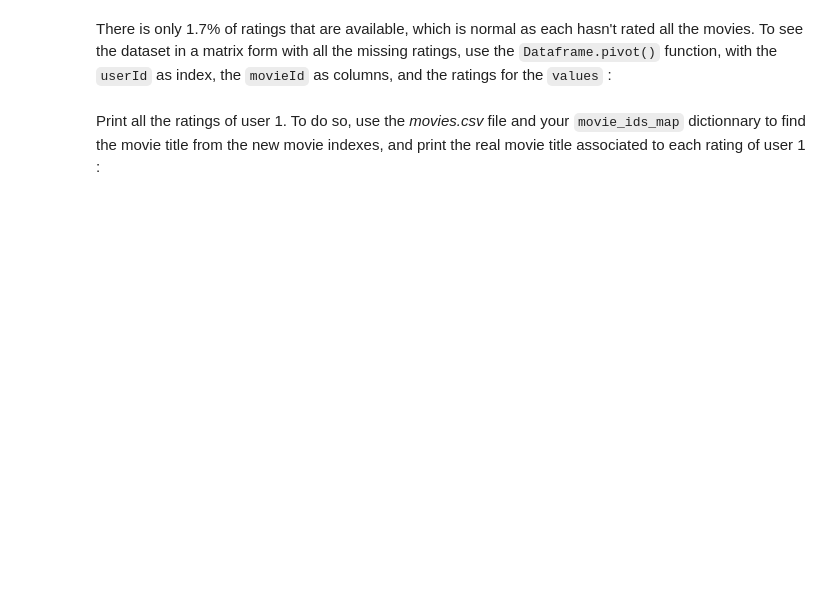
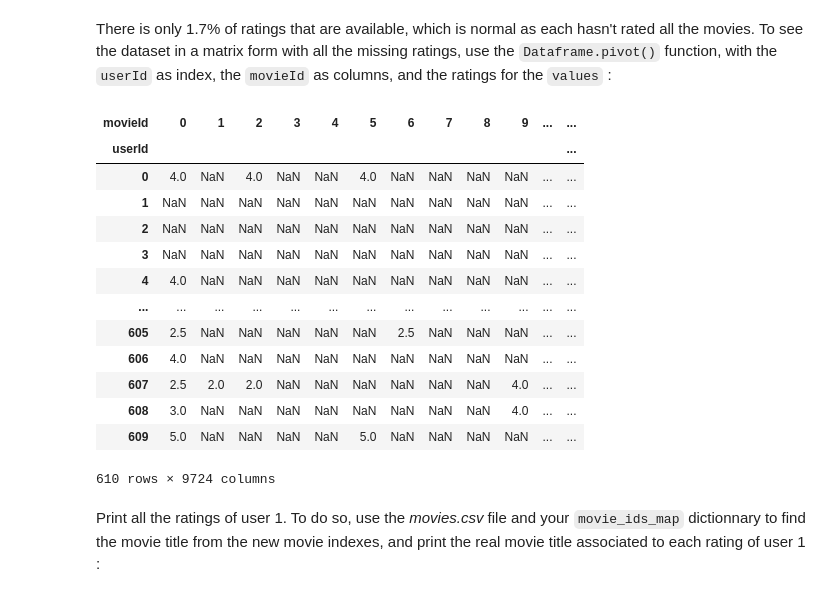
Before and after one commit to dubois-j/CampNum-ML4, a Jupyter notebook: notebooks/Machine_Learning_4_Recommender_Systems.ipynb, the cells around one changed output. Drawn from its saved outputs; the diff is of its cells as text; code cells hidden in the pictures; blank space fills up the shorter version.

Commit message:
feat: load the dataset

```diff
--- a/notebooks/Machine_Learning_4_Recommender_Systems.ipynb
+++ b/notebooks/Machine_Learning_4_Recommender_Systems.ipynb
@@ -50,12 +50,13 @@ And finally, split the rows of this dataframe in a random 90%/10% train/test set
 
 To do so, fill the `get_train_test_sets` function below, and respect the returned objects structures that are described in the docstring.
 # %%
-def get_train_test_sets(data_path, train_prop = 0.9):
+def get_train_test_sets(data_path, sep=',', train_prop = 0.9):
     """
     Build train and test sets and reindex userIds and MovieIds from 0 with contiguous indexes.
 
     Input:
         data_path : string : the path to the ratings file
+        sep : string : separator for loading data
         train_prop : float : The proportion of the training set
 
     Output:
@@ -70,12 +71,26 @@ def get_train_test_sets(data_path, train_prop = 0.9):
         movie_ids_map : dict : Same as `user_ids_map` for the movieIds.
     """
 
-    #TOFILL
+    # Read data
+    df = pd.read_csv(data_path, sep=sep)
 
+    # Create ids maps
+    nb_users = df["userId"].unique().size
+    nb_movies = df["movieId"].unique().size
+    user_ids_map = dict(zip(set(df["userId"]), [i for i in range(nb_users)]))
+    movie_ids_map = dict(zip(set(df["movieId"]), [i for i in range(nb_movies)]))
+
+    # Replace ids
+    df = df.replace({'userId': user_ids_map,
+                     'movieId': movie_ids_map})
+
+    # Train test split
+    train = df.sample(frac = train_prop)
+    test = df.drop(train.index)
 
     return train, test, nb_users, nb_movies, user_ids_map, movie_ids_map
 # %%
-ratings_s_path =  '../data/ml-latest-small/ratings.csv'
+ratings_s_path =  '../data/ratings.csv'
 train, test, nb_users, nb_movies, user_ids_map, movie_ids_map = get_train_test_sets(ratings_s_path)
 dataset = pd.concat((train,test), axis = 0)
 
@@ -103,2 +137,19 @@ There is only 1.7% of ratings that are available, which is normal as each hasn't
+# %%
+dataset.pivot(index="userId", columns="movieId", values="rating")
+# %% [output]
+| movieId | 0 | 1 | 2 | 3 | 4 | 5 | 6 | 7 | 8 | 9 | ... | ... |
+| userId |  |  |  |  |  |  |  |  |  |  |  | ... |
+| 0 | 4.0 | NaN | 4.0 | NaN | NaN | 4.0 | NaN | NaN | NaN | NaN | ... | ... |
+| 1 | NaN | NaN | NaN | NaN | NaN | NaN | NaN | NaN | NaN | NaN | ... | ... |
+| 2 | NaN | NaN | NaN | NaN | NaN | NaN | NaN | NaN | NaN | NaN | ... | ... |
+| 3 | NaN | NaN | NaN | NaN | NaN | NaN | NaN | NaN | NaN | NaN | ... | ... |
+| 4 | 4.0 | NaN | NaN | NaN | NaN | NaN | NaN | NaN | NaN | NaN | ... | ... |
+| ... | ... | ... | ... | ... | ... | ... | ... | ... | ... | ... | ... | ... |
+| 605 | 2.5 | NaN | NaN | NaN | NaN | NaN | 2.5 | NaN | NaN | NaN | ... | ... |
+| 606 | 4.0 | NaN | NaN | NaN | NaN | NaN | NaN | NaN | NaN | NaN | ... | ... |
+| 607 | 2.5 | 2.0 | 2.0 | NaN | NaN | NaN | NaN | NaN | NaN | 4.0 | ... | ... |
+| 608 | 3.0 | NaN | NaN | NaN | NaN | NaN | NaN | NaN | NaN | 4.0 | ... | ... |
+| 609 | 5.0 | NaN | NaN | NaN | NaN | 5.0 | NaN | NaN | NaN | NaN | ... | ... |
+610 rows × 9724 columns
 # %% [markdown]
 Print all the ratings of user 1. To do so, use the *movies.csv* file and your `movie_ids_map` dictionnary to find the movie title from the new movie indexes, and print the real movie title associated to each rating of user 1 :
```
Also changed, not shown: parts of 8 cells of this notebook.
